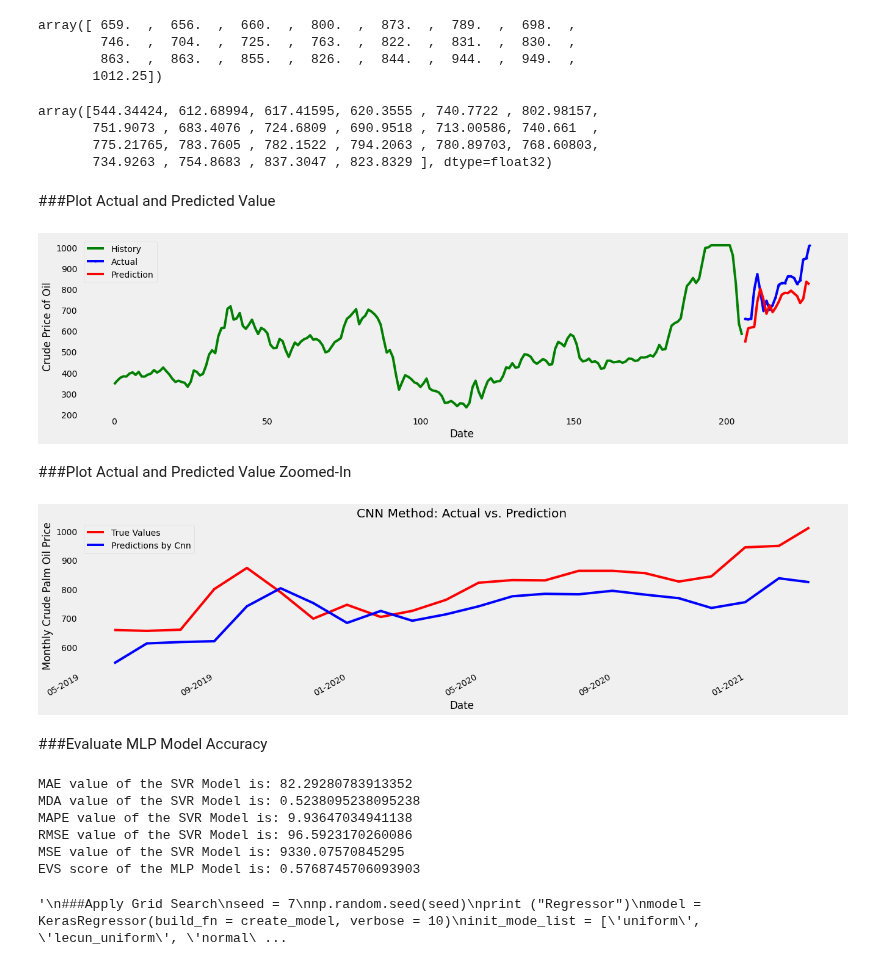
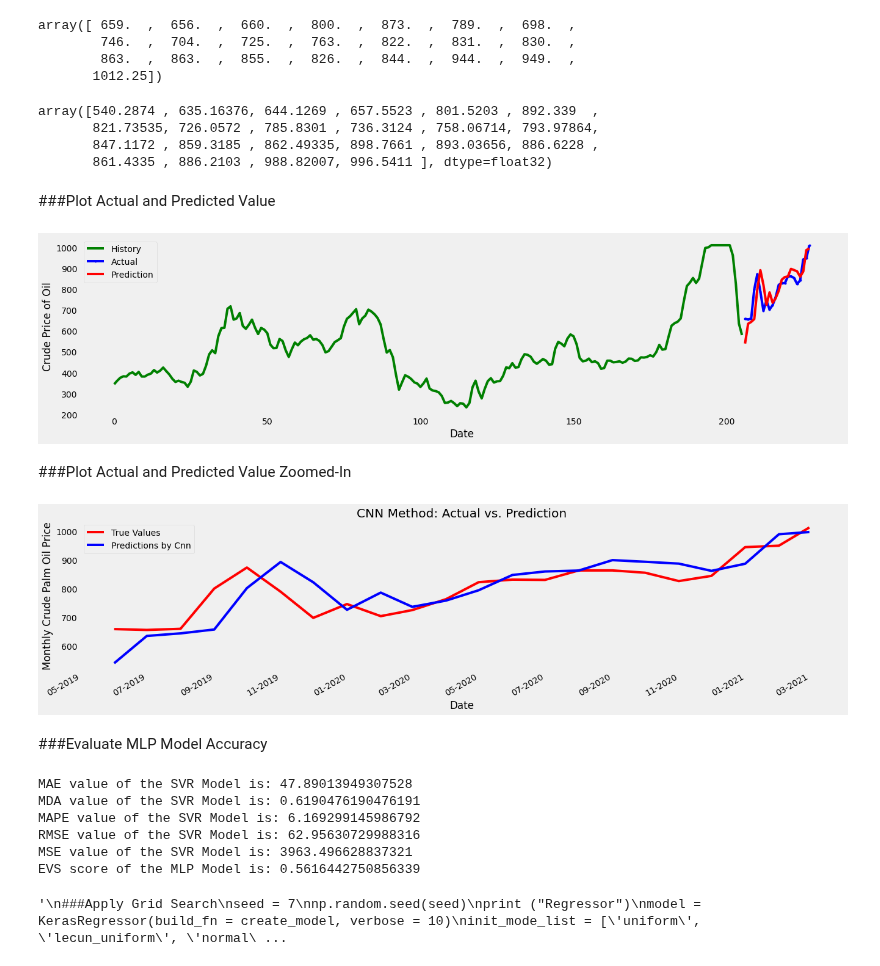
Before and after one commit to mofuoku417/Machine-Learning-Techniques-for-Multivariate-Time-Series-Forecasting-of-Crude-Palm-Oil-Prices, a Jupyter notebook: MV_CNN.ipynb, the cells around one changed output. Cells and saved outputs as stored; diff of their text form; code cells hidden in the pictures.

```diff
--- a/MV_CNN.ipynb
+++ b/MV_CNN.ipynb
@@ -281,10 +281,11 @@ from keras.layers import Dense, Dropout, Flatten, Conv2D, MaxPool2D
 # %%
 cnn_model = tf.keras.Sequential()
 cnn_model.add(tf.keras.layers.Conv1D(filters=128, kernel_size=1, activation='relu', input_shape=(X_test.shape[1], X_test.shape[2])))
-cnn_model.add(Dropout(0.25))
+cnn_model.add(Dropout(0.1))
 cnn_model.add(tf.keras.layers.MaxPooling1D(pool_size=1))
 cnn_model.add(tf.keras.layers.Flatten())
 cnn_model.add(tf.keras.layers.Dense(50, activation='relu'))
+#cnn_model.add(Dropout(0.1))
 cnn_model.add(tf.keras.layers.Dense(1))
 #cnn_model.add(Dropout(0.25))
 cnn_model.compile(loss='mse', optimizer='adam')
@@ -308,5 +309,5 @@ Trainable params: 7,397
 Non-trainable params: 0
 _________________________________________________________________
 # %%
-cnn_history = cnn_model.fit(X_train, y_train, validation_data=(X_test, y_test), epochs=100)
+cnn_history = cnn_model.fit(X_train, y_train, validation_data=(X_test, y_test), epochs=50)
 # %% [output]
@@ -409,10 +403,10 @@ array([ 659.  ,  656.  ,  660.  ,  800.  ,  873.  ,  789.  ,  698.  ,
 y_pred_inv = y_pred_inv.flatten()
 y_pred_inv
 # %% [output]
-array([544.34424, 612.68994, 617.41595, 620.3555 , 740.7722 , 802.98157,
-       751.9073 , 683.4076 , 724.6809 , 690.9518 , 713.00586, 740.661  ,
-       775.21765, 783.7605 , 782.1522 , 794.2063 , 780.89703, 768.60803,
-       734.9263 , 754.8683 , 837.3047 , 823.8329 ], dtype=float32)
+array([540.2874 , 635.16376, 644.1269 , 657.5523 , 801.5203 , 892.339  ,
+       821.73535, 726.0572 , 785.8301 , 736.3124 , 758.06714, 793.97864,
+       847.1172 , 859.3185 , 862.49335, 898.7661 , 893.03656, 886.6228 ,
+       861.4335 , 886.2103 , 988.82007, 996.5411 ], dtype=float32)
 # %% [markdown]
 ###Plot Actual and Predicted Value
 # %%
@@ -426,25 +420,25 @@ plt.xlabel('Date')
 plt.legend()
 plt.show();
 # %% [output]
-[figure, old version]
+[figure, new version]
 # %% [markdown]
 ###Plot Actual and Predicted Value Zoomed-In
 # %%
 plt.figure(figsize=(20,5))
 plt.grid()
 plt.plot(test_lag.index, y_test_inv, color = 'red',  label = 'Test')
 plt.plot(test_lag.index,  y_pred_inv, color = 'blue',label = 'CNN Prediction')
 ax = plt.gca()
-ax.xaxis.set_major_locator(mdates.MonthLocator(interval=4))
+ax.xaxis.set_major_locator(mdates.MonthLocator(interval=2))
 ax.xaxis.set_major_formatter(mdates.DateFormatter('%m-%Y'))
 plt.gcf().autofmt_xdate() # Rotation
 plt.legend(['True Values', 'Predictions by Cnn', 'CNN Prediction'],loc='best')
 plt.title('CNN Method: Actual vs. Prediction')
 plt.ylabel('Monthly Crude Palm Oil Price')
 plt.xlabel('Date')
 plt.show()
 # %% [output]
-[figure, old version]
+[figure, new version]
 # %% [markdown]
 ###Evaluate MLP Model Accuracy
 # %%
@@ -466,12 +460,12 @@ print('MSE value of the SVR Model is:', MSEcnn)
 EVScnn = explained_variance_score(y_test_inv, y_pred_inv)
 print('EVS score of the MLP Model is:', EVScnn)
 # %% [output]
-MAE value of the SVR Model is: 82.29280783913352
-MDA value of the SVR Model is: 0.5238095238095238
-MAPE value of the SVR Model is: 9.93647034941138
-RMSE value of the SVR Model is: 96.5923170260086
-MSE value of the SVR Model is: 9330.07570845295
-EVS score of the MLP Model is: 0.5768745706093903
+MAE value of the SVR Model is: 47.89013949307528
+MDA value of the SVR Model is: 0.6190476190476191
+MAPE value of the SVR Model is: 6.169299145986792
+RMSE value of the SVR Model is: 62.95630729988316
+MSE value of the SVR Model is: 3963.496628837321
+EVS score of the MLP Model is: 0.5616442750856339
 # %%
 '''
 ###Apply Grid Search
```
Also changed, not shown: parts of 6 cells of this notebook.
